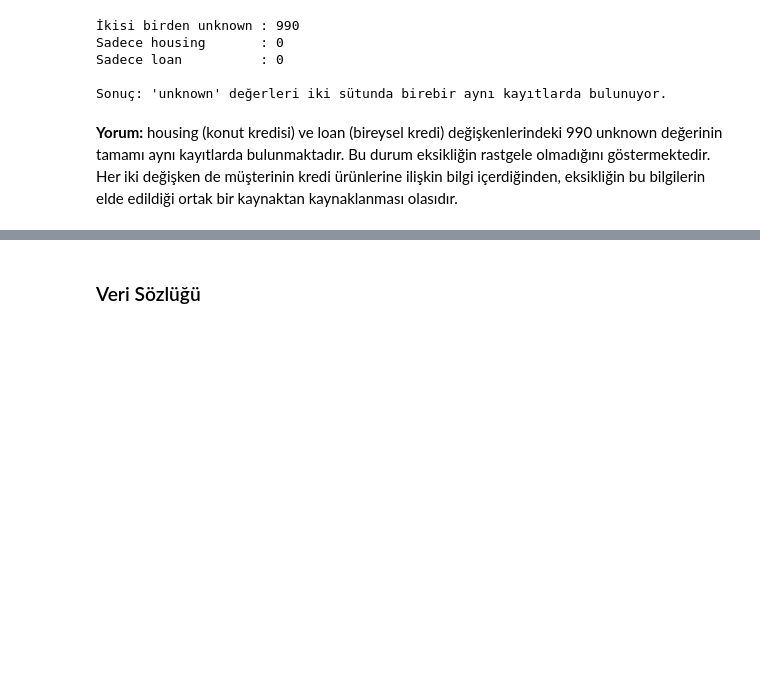
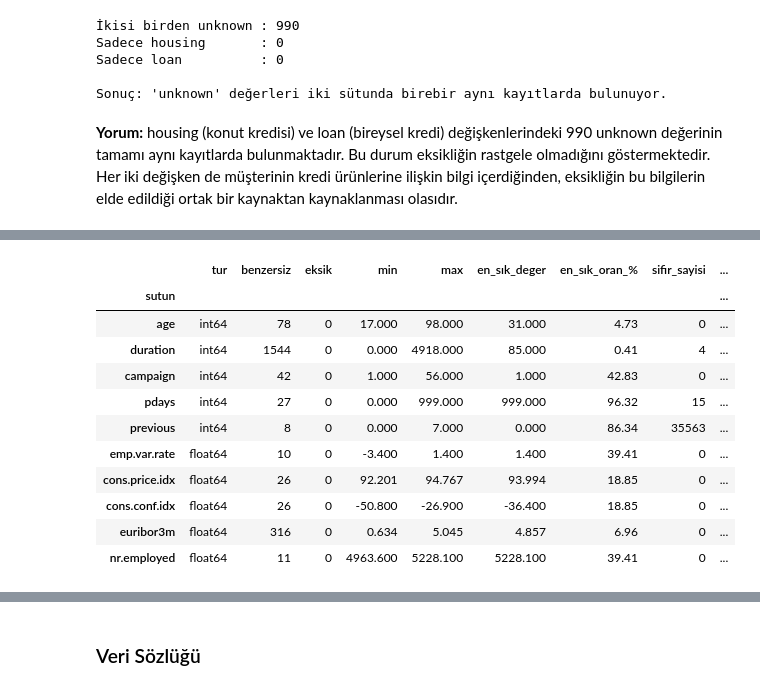
Before and after one commit to zeyneppbaran/ml-proje, a Jupyter notebook: notebooks/01_veri_tanitimi.ipynb, the cells around one changed output, grey strips where cells are left out. Drawn from its saved outputs; the diff is of its cells as text; code cells hidden in the pictures; blank space fills up the shorter version.

```diff
--- a/notebooks/01_veri_tanitimi.ipynb
+++ b/notebooks/01_veri_tanitimi.ipynb
@@ -204,0 +201,58 @@ supheli_ko
+# %%
+# SAYISAL SÜTUNLARDA EKSİK VE ÖZEL KOD (YER TUTUCU) ARAŞTIRMASI
+num_cols = df_ham.select_dtypes(include="number").columns
+supheli_kodlar = {-999, -99, -9, -1, 99, 999, 9999}
+
+ozet = []
+for col in num_cols:
+    s = df_ham[col]
+    n = len(s)
+    vc = s.value_counts()
+    en_cok, en_cok_adet = vc.index[0], vc.iloc[0]
+
+    ozet.append({
+        "sutun": col,
+        "tur": str(s.dtype),
+        "benzersiz": s.nunique(dropna=False),
+        "eksik": s.isna().sum(),
+        "min": s.min(),
+        "max": s.max(),
+        "en_sık_deger": en_cok,
+        "en_sık_oran_%": round(en_cok_adet / n * 100, 2),
+        "sifir_sayisi": (s == 0).sum(),
+        "negatif_sayisi": (s < 0).sum(),
+    })
+
+    # ---- Otomatik uyarılar ----
+    uyarilar = []
+
+    # 1. Bilinen yer tutucu sayılar
+    bulunan = {k: int((s == k).sum()) for k in supheli_kodlar if (s == k).any()}
+    if bulunan:
+        uyarilar.append(f"Şüpheli kod değeri: {bulunan}")
+
+    # 2. En sık değer dağılımın geri kalanından kopuk mu?
+    geri_kalan = s[s != en_cok]
+    if len(geri_kalan) and (en_cok > geri_kalan.max() or en_cok < geri_kalan.min()):
+        uyarilar.append(f"En sık değer ({en_cok}, %{en_cok_adet / n * 100:.2f}) "
+                        f"diğer değerlerin aralığı [{geri_kalan.min()}, {geri_kalan.max()}] dışında")
+
+    # 3. Tek bir değer verinin yarısından fazlası mı?
+    if en_cok_adet / n > 0.5:
+        uyarilar.append(f"Tek değer baskın: {en_cok} (%{en_cok_adet / n * 100:.2f})")
+
+    # 4. Sayısal ama çok az farklı değer alıyor mu?
+    if s.nunique() <= 30:
+        uyarilar.append(f"Az sayıda farklı değer ({s.nunique()}): "
+                        f"sürekli değil, kesikli/gruplu olabilir")
+
+    print(f"\n--- {col} ({s.dtype}) ---")
+    if uyarilar:
+        for u in uyarilar:
+            print("⚠️", u)
+    else:
+        print("Uyarı yok")
+
+ozet_df = pd.DataFrame(ozet).set_index("sutun")
+display(ozet_df)
+# %% [output]
@@ -204,0 +276,12 @@ supheli_ko
+|  | tur | benzersiz | eksik | min | max | en_sık_deger | en_sık_oran_% | sifir_sayisi | ... |
+| sutun |  |  |  |  |  |  |  |  | ... |
+| age | int64 | 78 | 0 | 17.000 | 98.000 | 31.000 | 4.73 | 0 | ... |
+| duration | int64 | 1544 | 0 | 0.000 | 4918.000 | 85.000 | 0.41 | 4 | ... |
+| campaign | int64 | 42 | 0 | 1.000 | 56.000 | 1.000 | 42.83 | 0 | ... |
+| pdays | int64 | 27 | 0 | 0.000 | 999.000 | 999.000 | 96.32 | 15 | ... |
+| previous | int64 | 8 | 0 | 0.000 | 7.000 | 0.000 | 86.34 | 35563 | ... |
+| emp.var.rate | float64 | 10 | 0 | -3.400 | 1.400 | 1.400 | 39.41 | 0 | ... |
+| cons.price.idx | float64 | 26 | 0 | 92.201 | 94.767 | 93.994 | 18.85 | 0 | ... |
+| cons.conf.idx | float64 | 26 | 0 | -50.800 | -26.900 | -36.400 | 18.85 | 0 | ... |
+| euribor3m | float64 | 316 | 0 | 0.634 | 5.045 | 4.857 | 6.96 | 0 | ... |
+| nr.employed | float64 | 11 | 0 | 4963.600 | 5228.100 | 5228.100 | 39.41 | 0 | ... |
```
Also changed, not shown: parts of 16 cells of this notebook.
